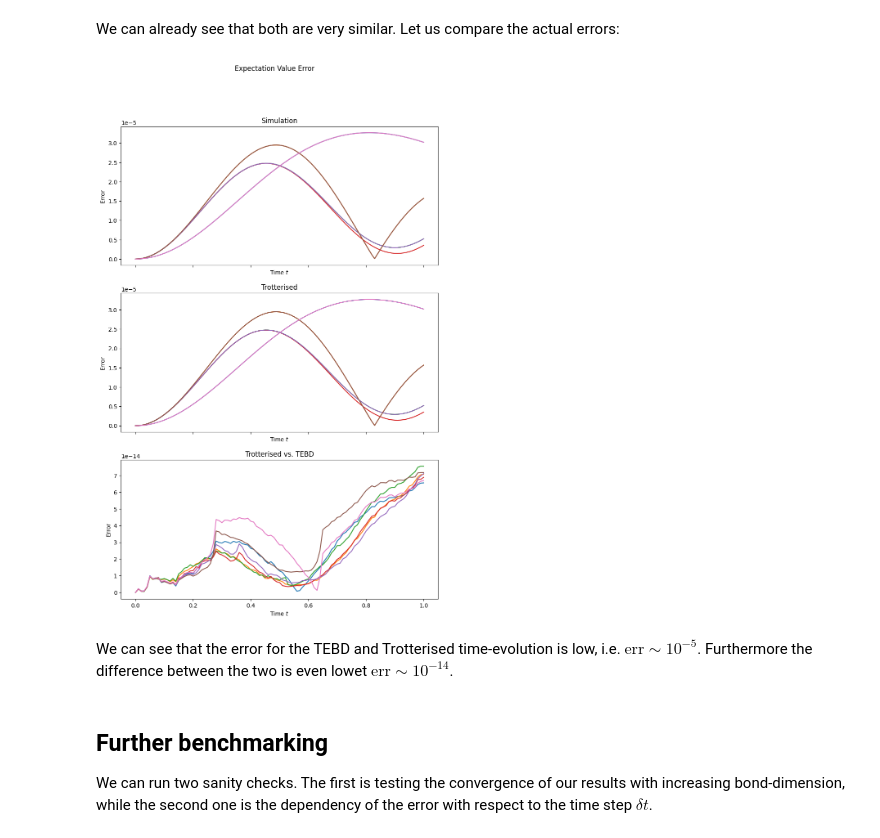
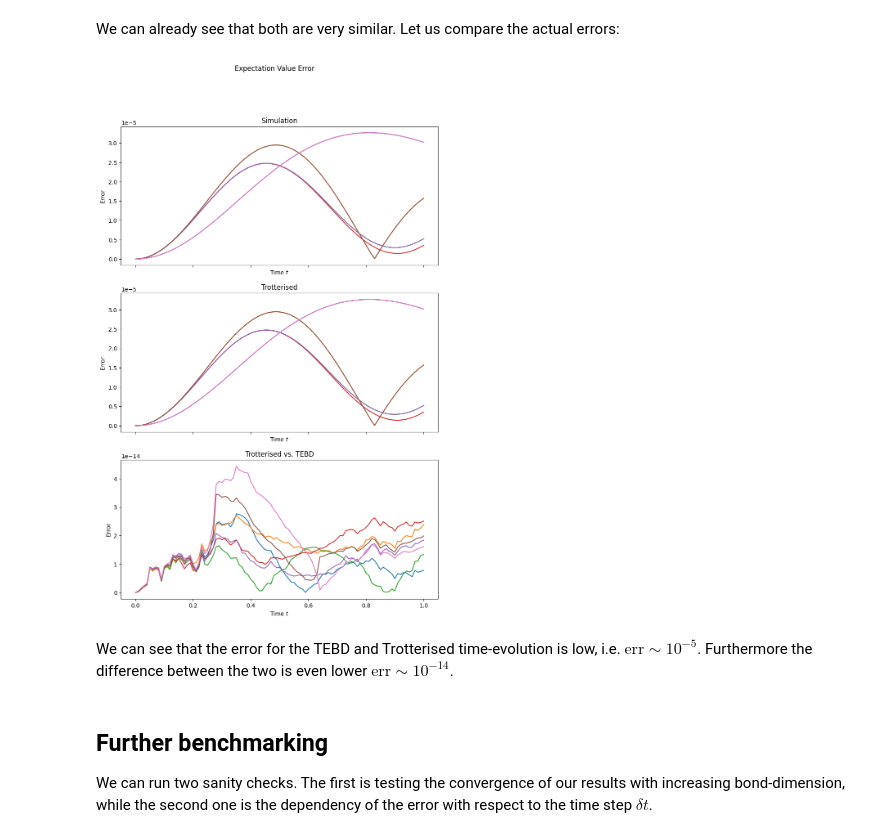
Before and after one commit to Drachier/PyTreeNet, a Jupyter notebook: example_notebooks/tebd/tebd_mps.ipynb, the cells around one changed output. Drawn from its saved outputs; the diff is of its cells as text; code cells hidden in the pictures.

```diff
--- a/example_notebooks/tebd/tebd_mps.ipynb
+++ b/example_notebooks/tebd/tebd_mps.ipynb
@@ -105,10 +104,15 @@ splitting1st.extend([2*i +1 for i in range(0, int(num_sites/2))])
 splitting1st.extend([i + num_sites -1 for i in range(0,num_sites)])
 print("1st order splitting:", splitting1st)
 
+steps = [None] * len(splitting1st)
+for i in splitting1st:
+    step = TrotterStep(hamiltonian_operators[i], 1)
+    steps[i] = step
+
 # Thus we have everything required for the TrotterSplitting which holds everything required for the splitting.
 # Note that for higher order, factors can be added to the splitting and we can have swap gates applied in between
 # two operators.
-trotter1st = ptn.TrotterSplitting(hamiltonian_operators, splitting1st)
+trotter1st = TrotterSplitting(steps)
 # %% [output]
 1st order splitting: [0, 2, 4, 1, 3, 5, 6, 7, 8, 9, 10, 11, 12]
 # %% [markdown]
@@ -242,7 +251,8 @@ for site in range(0,num_sites):
 
 num_time_steps = exact_evolution.num_time_steps
 trotter_unitaries = [expm(-1j*time_step_size*term) for term in trotter_operators]
-results_trotterised = np.zeros((len(ref_operators), num_time_steps + 1), dtype=complex)
+results_trotterised = {operator_id: np.zeros((num_time_steps + 1, ), dtype=complex)
+                       for operator_id in ref_operators}
 ref_state_trotter = zero_state
 for site in range(1, num_sites):
     ref_state_trotter = np.kron(ref_state_trotter, zero_state)
@@ -251,10 +261,10 @@ for time_step in range(num_time_steps + 1):
         for unitary in trotter_unitaries:
             ref_state_trotter = unitary @ ref_state_trotter
     conj_state = np.conjugate(ref_state_trotter.T)
-    for i, operator in enumerate(ref_operators):
-        results_trotterised[i,time_step] = conj_state @ operator @ ref_state_trotter
+    for operator_id, operator in ref_operators.items():
+        results_trotterised[operator_id][time_step] = conj_state @ operator @ ref_state_trotter
 
-print(f"Result Shape: {results_trotterised.shape}")
+print(f"Result Shape: ({len(results_trotterised)}, {len(results_trotterised['site0'])})")
 # %% [output]
 Result Shape: (7, 101)
 # %% [markdown]
@@ -274,11 +281,11 @@ fig.suptitle("Expectation Value Dynamics")
 
 for site in range(num_sites):
     axs[0][site].set_title("Site" + str(site))
-    axs[0][site].plot(times, results_1st_order[site,:])
+    axs[0][site].plot(times, tebd_sim_1st.operator_result(f"site{site}",realise=True))
 axs[0][0].set_ylabel("TEBD Expectation Values")
 
 for site in range(num_sites):
-    axs[1][site].plot(times, exact_results[site,:])
+    axs[1][site].plot(times, exact_evolution.operator_result(f"site{site}",realise=True))
     axs[1][site].set_xlabel("Time $t$")
 axs[1][0].set_ylabel("Exact Expectation Value")
 
@@ -288,38 +295,43 @@ plt.show()
 # %% [markdown]
 We can already see that both are very similar. Let us compare the actual errors:
 # %%
-errors_1st =np.abs(exact_results - results_1st_order)
-errors_trott = np.abs(exact_results - results_trotterised)
-errors_1st_trott = np.abs(results_1st_order - results_trotterised)
-
 fig2, axs2 = plt.subplots(3,1, sharex=True, sharey=False, figsize=(10,15))
 
 fig2.suptitle("Expectation Value Error")
 
-for error_row in errors_1st:
-    axs2[0].plot(times, [abs(error) for error in error_row])
+for site in range(num_sites):
+    exact_results_site = exact_evolution.operator_result(f"site{site}",realise=True)
+    tebd_results_site = tebd_sim_1st.operator_result(f"site{site}",realise=True)
+    error = np.abs(exact_results_site - tebd_results_site)
+    axs2[0].plot(times, error)
 axs2[0].set_xlabel("Time $t$")
 axs2[0].set_ylabel("Error")
 axs2[0].set_title("Simulation")
 
-for error_row in errors_trott:
-    axs2[1].plot(times, [abs(error) for error in error_row])
+for site in range(num_sites):
+    exact_results_site = exact_evolution.operator_result(f"site{site}",realise=True)
+    trotter_results_site = results_trotterised[f"site{site}"]
+    error = np.abs(exact_results_site - trotter_results_site)
+    axs2[1].plot(times, error)
 axs2[1].set_xlabel("Time $t$")
 axs2[1].set_ylabel("Error")
 axs2[1].set_title("Trotterised")
 
-for error_row in errors_1st_trott:
-    axs2[2].plot(times, [abs(error) for error in error_row])
+for site in range(num_sites):
+    tebd_results_site = tebd_sim_1st.operator_result(f"site{site}",realise=True)
+    trotter_results_site = results_trotterised[f"site{site}"]
+    error = np.abs(tebd_results_site - trotter_results_site)
+    axs2[2].plot(times, error)
 axs2[2].set_xlabel("Time $t$")
 axs2[2].set_ylabel("Error")
 axs2[2].set_title("Trotterised vs. TEBD")
 
 
 plt.show()
 # %% [output]
-[figure, old version]
+[figure, new version]
 # %% [markdown]
-We can see that the error for the TEBD and Trotterised time-evolution is low, i.e. $\text{err} \sim 10^{-5}$. Furthermore the difference between the two is even lowet $\text{err} \sim 10^{-14}$.
+We can see that the error for the TEBD and Trotterised time-evolution is low, i.e. $\text{err} \sim 10^{-5}$. Furthermore the difference between the two is even lower $\text{err} \sim 10^{-14}$.
 # %% [markdown]
 ## Further benchmarking
 We can run two sanity checks. The first is testing the convergence of our results with increasing bond-dimension, while the second one is the dependency of the error with respect to the time step $\delta t$.
```
Also changed, not shown: parts of 10 cells of this notebook, 6 other files.
